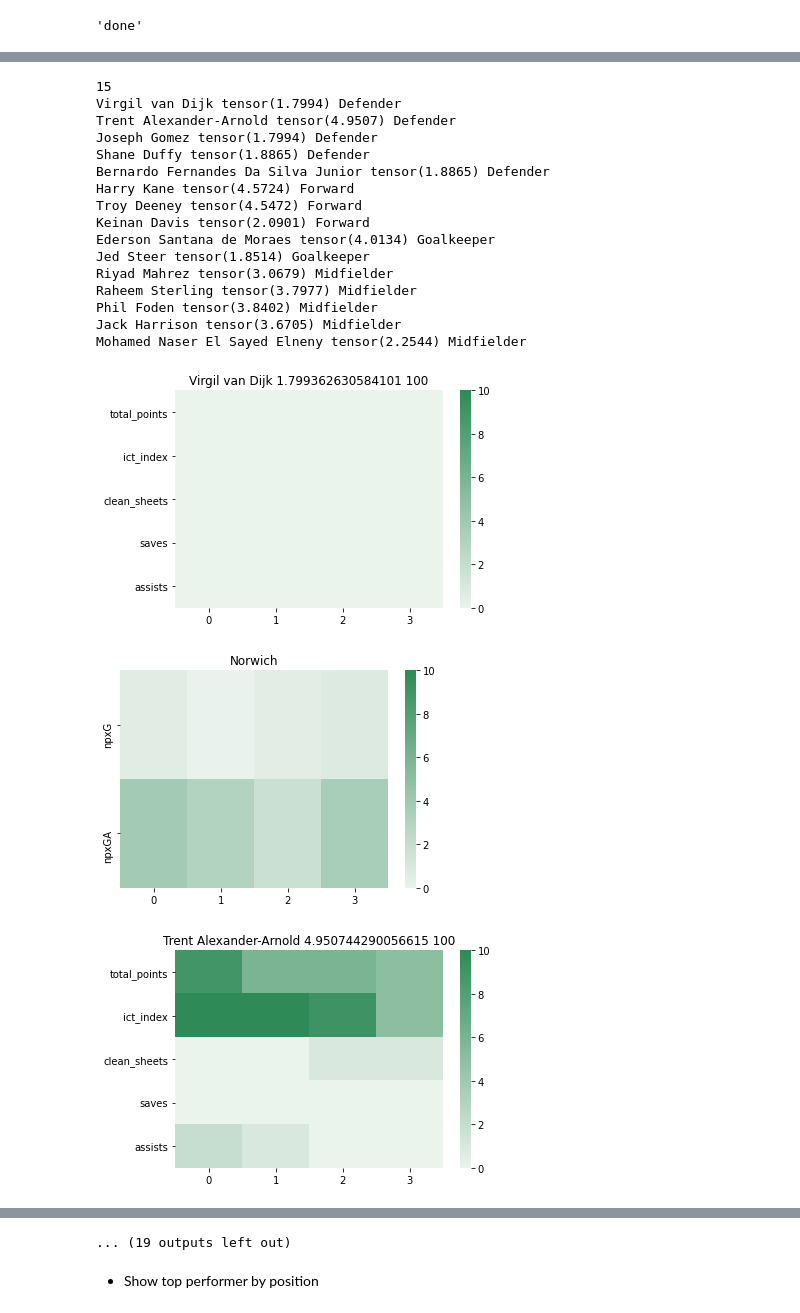
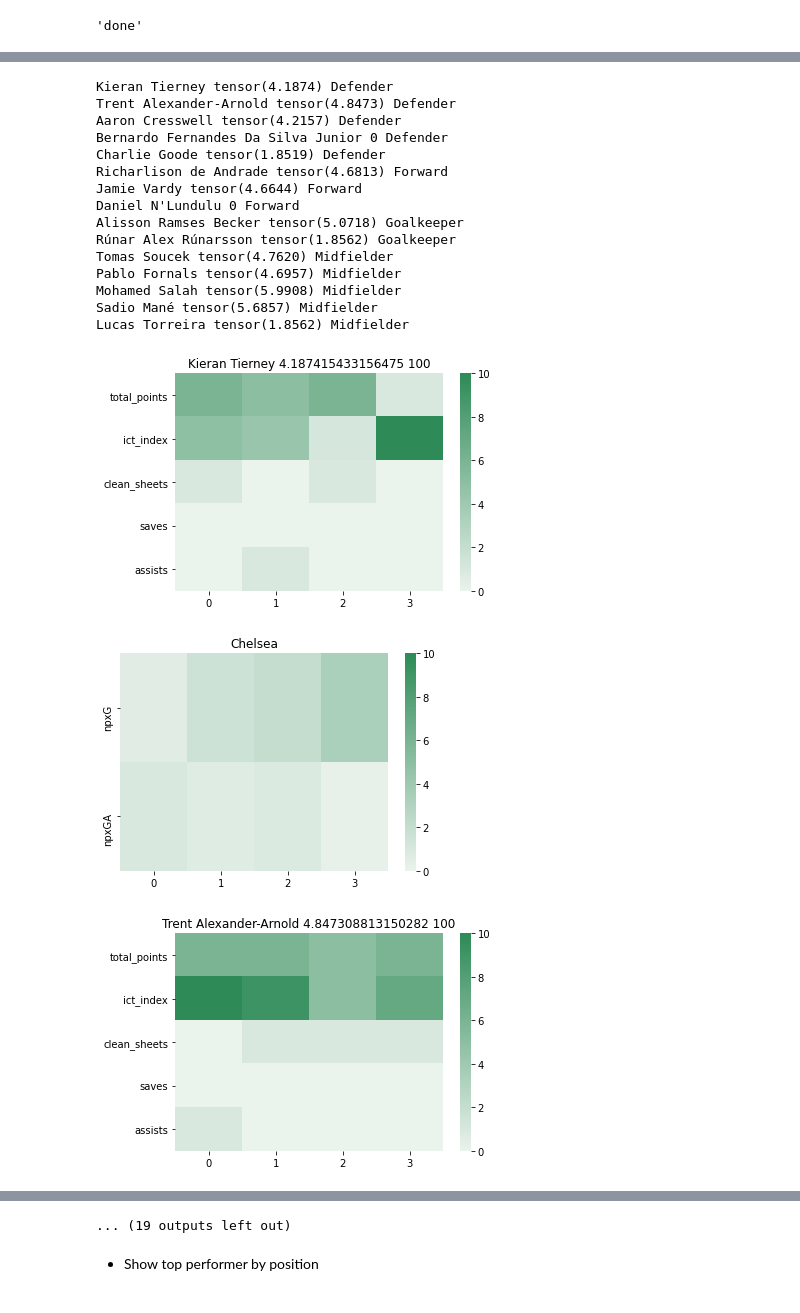
Before and after one commit to ajayrfhp/Control, a Jupyter notebook: Control_FPL/wildcard.ipynb, the cells around one changed output, grey strips where cells are left out. Drawn from its saved outputs; the diff is of its cells as text; code cells hidden in the pictures.

```diff
--- a/Control_FPL/wildcard.ipynb
+++ b/Control_FPL/wildcard.ipynb
@@ -130,84 +114,70 @@ Player in
 # %%
 squad = non_squad + current_squad
-injuries = pd.read_csv('./data/injuries.csv')['Name'].tolist()
+injuries = pd.read_csv('./injuries.csv')['Name'].tolist()
 squad = [player for player in squad if player.name not in injuries]
 
-def knapsack_by_position(squad, position, num_players, max_weight, teams_dict):
+def knapsack_by_position(squad, position, num_players, max_weight, global_num_teams_in_path):
     players_in_position = [player for player in squad  if player.position == position ]
-
     weights, values, teams = [], [], []
     for player in players_in_position:
         weights.append(player.latest_price)
-        total_points = player.player_features[:,0].sum() / 10# lazy approximation
+        total_points = player.player_features[-15:,0].mean() / 10# lazy approximation
         form_points = player.predicted_performance
         weighted_points = total_points + form_points
         values.append(weighted_points)
         teams.append(player.team)
-    return knapsack(weights=weights, values=values, names=players_in_position, max_weight=max_weight, num_players=num_players, teams=teams, teams_dict=teams_dict), teams_dict
+    return knapsack(weights=weights, values=values, names=players_in_position, max_weight=max_weight, num_players=num_players, teams=teams, global_num_teams_in_path=global_num_teams_in_path)
 
 def get_team_by_knapsack(squad, max_weight=1000):
     positions = [('Goalkeeper', 2, 1), ('Defender', 5, 3), ('Midfielder', 5, 4), ('Forward', 3, 2)] # Modeller bias - select 3 contributing defenders, 4 midfielders, 2 forwards and 1 gk. Choose filler players for other posiiton
     best_15, best_value = [], -np.inf
+
     for (position_ordering) in itertools.permutations(positions):
         budget = max_weight
         potential_best_15, potential_best_value = [], 0
-        i = 0
 
-        teams_dict = defaultdict(int)
-        valid = True
+        global_num_teams_in_path = defaultdict(int)
         for position, num_players, num_contribution in position_ordering:
             # choose best 11 by knapsack
-            # print(position, num_players, num_contribution, num_contribution+i//2)
-            (best_player_in_position, best_weights_in_position, best_values_in_position), teams_dict = knapsack_by_position(squad, position, num_contribution, budget, teams_dict)
+            best_player_in_position, best_weights_in_position, best_values_in_position, global_num_teams_in_path = knapsack_by_position(squad, position, num_contribution, budget, global_num_teams_in_path)
             budget -= sum(best_weights_in_position)
             potential_best_15.extend(list(best_player_in_position))
             potential_best_value += sum(best_values_in_position)
-            for player in best_player_in_position:
-                teams_dict[player.team] += 1
-                if teams_dict[player.team] > 3:
-                    valid = False
 
             # choose cheap filler players
-            players_in_position = [player for player in squad if player.position == position and teams_dict[player.team] <= 2]
+            players_in_position = [player for player in squad if player.position == position and global_num_teams_in_path[player.team] <= 2]
             players_in_position = sorted(players_in_position, key = lambda x : x.latest_price)[:(num_players-num_contribution)]
             budget -= sum([player.latest_price for player in players_in_position])
             potential_best_15.extend(players_in_position)
-            for player in players_in_position:
-                teams_dict[player.team] += 1
-                if teams_dict[player.team] > 3:
-                    valid = False
-            i += 1
 
 
         potential_best_15 = sorted(potential_best_15, key = lambda x : x.position)
         if potential_best_value >= best_value and len(potential_best_15) == 15:
             best_15 = list(potential_best_15)
             best_value = potential_best_value
-    print(len(best_15))
     for player in best_15:
         print(player.name, player.predicted_performance, player.position)
     for player in best_15:
         player.visualize()
 
 
 get_team_by_knapsack(squad, 1000)
 # %% [output]
-15
-Virgil van Dijk tensor(1.7994) Defender
-Trent Alexander-Arnold tensor(4.9507) Defender
-Joseph Gomez tensor(1.7994) Defender
-Shane Duffy tensor(1.8865) Defender
-Bernardo Fernandes Da Silva Junior tensor(1.8865) Defender
-Harry Kane tensor(4.5724) Forward
-Troy Deeney tensor(4.5472) Forward
-Keinan Davis tensor(2.0901) Forward
-Ederson Santana de Moraes tensor(4.0134) Goalkeeper
-Jed Steer tensor(1.8514) Goalkeeper
-Riyad Mahrez tensor(3.0679) Midfielder
-Raheem Sterling tensor(3.7977) Midfielder
-Phil Foden tensor(3.8402) Midfielder
-Jack Harrison tensor(3.6705) Midfielder
-Mohamed Naser El Sayed Elneny tensor(2.2544) Midfielder
+Kieran Tierney tensor(4.1874) Defender
+Trent Alexander-Arnold tensor(4.8473) Defender
+Aaron Cresswell tensor(4.2157) Defender
+Bernardo Fernandes Da Silva Junior 0 Defender
+Charlie Goode tensor(1.8519) Defender
+Richarlison de Andrade tensor(4.6813) Forward
+Jamie Vardy tensor(4.6644) Forward
+Daniel N'Lundulu 0 Forward
+Alisson Ramses Becker tensor(5.0718) Goalkeeper
+Rúnar Alex Rúnarsson tensor(1.8562) Goalkeeper
+Tomas Soucek tensor(4.7620) Midfielder
+Pablo Fornals tensor(4.6957) Midfielder
+Mohamed Salah tensor(5.9908) Midfielder
+Sadio Mané tensor(5.6857) Midfielder
+Lucas Torreira tensor(1.8562) Midfielder
-[figure, old version]
+[figure, new version]
-[figure, old version]
+[figure, new version]
-[figure, old version]
+[figure, new version]
```
Also changed, not shown: parts of 3 cells of this notebook, 6 other files.
